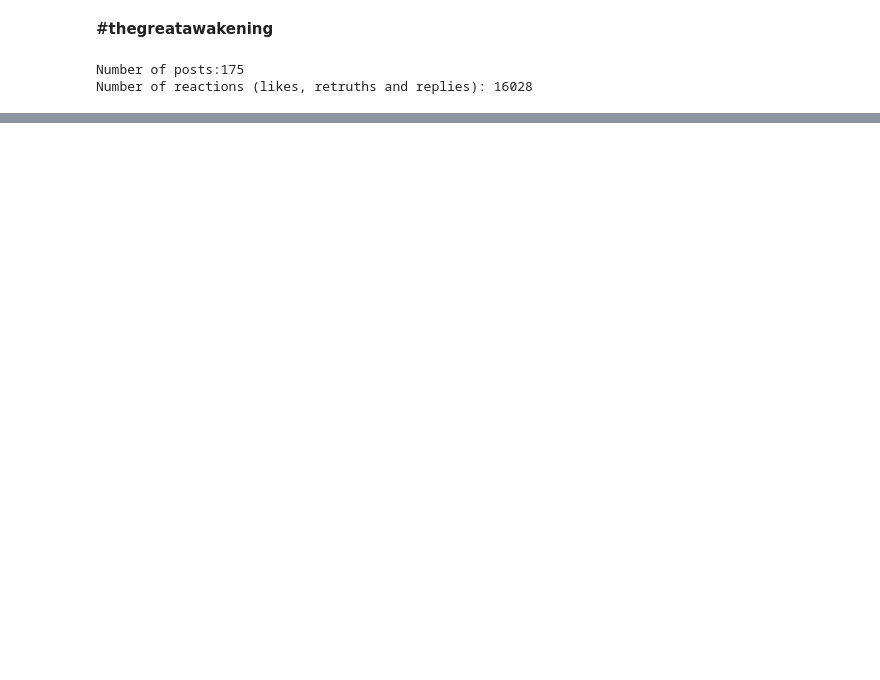
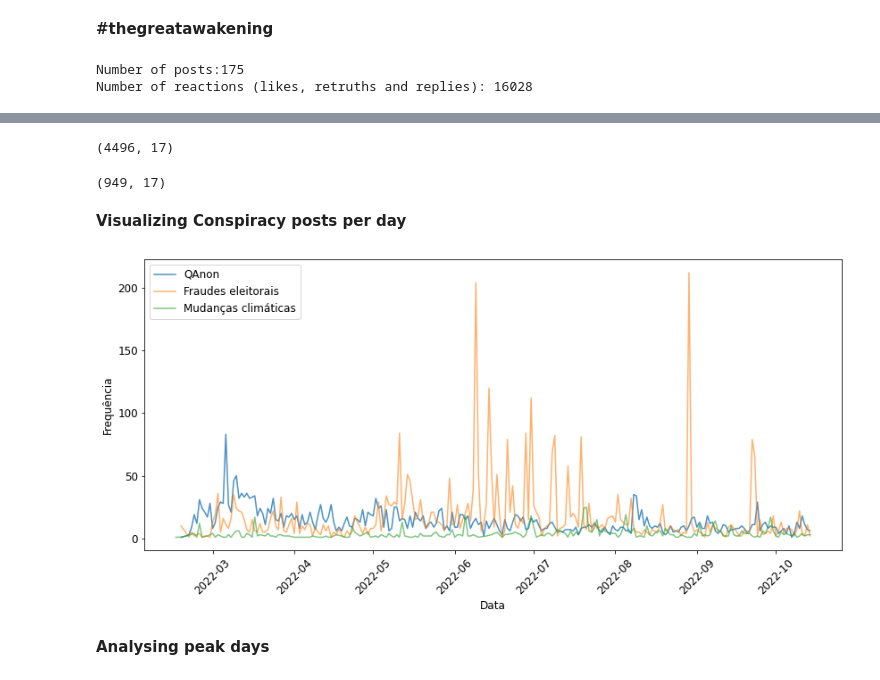
Before and after one commit to jacksonns/Truth-Social-Conspiracy, a Jupyter notebook: conspiracy.ipynb, the cells around one changed output, grey strips where cells are left out. Saved outputs shown, nothing was run; the diff lists cells and outputs as text; code cells hidden in the pictures; blank space fills up the shorter version.

```diff
--- a/conspiracy.ipynb
+++ b/conspiracy.ipynb
@@ -253,0 +409,22 @@ Number of reactions (likes, retruths and replies): 117205
+# %%
+truths[truths['election'] == True].shape
+# %% [output]
+(4496, 17)
+# %%
+truths[truths['climate'] == True].shape
+# %% [output]
+(949, 17)
+# %%
+qanon_posts = truths[truths['qanon'] == True].copy()
+election_posts = truths[truths['election'] == True].copy()
+climate_posts = truths[truths['climate'] == True].copy()
+
+qanon_posts['day'] = qanon_posts['timestamp'].dt.date
+election_posts['day'] = election_posts['timestamp'].dt.date
+climate_posts['day'] = climate_posts['timestamp'].dt.date
+
+qanon_posts_per_day = qanon_posts['day'].value_counts().sort_index()
+election_posts_per_day = election_posts['day'].value_counts().sort_index()
+climate_posts_per_day = climate_posts['day'].value_counts().sort_index()
+# %% [markdown]
+**Visualizing Conspiracy posts per day**
@@ -253,0 +433,17 @@ Number of reactions (likes, retruths and replies): 117205
+# %%
+plt.figure(figsize=(14, 6))
+
+(qanon_posts_per_day).plot(label='QAnon', alpha=0.8)
+(election_posts_per_day).plot(label='Fraudes eleitorais', alpha=0.6)
+(climate_posts_per_day).plot(label='Mudanças climáticas', alpha=0.6)
+
+plt.ylabel('Frequência')
+plt.xlabel('Data')
+plt.legend()
+plt.xticks(rotation=45)
+
+plt.show()
+# %% [output]
+[figure, added]
+# %% [markdown]
+**Analysing peak days**
```
Also changed, not shown: parts of 70 cells of this notebook, 4 other files.
